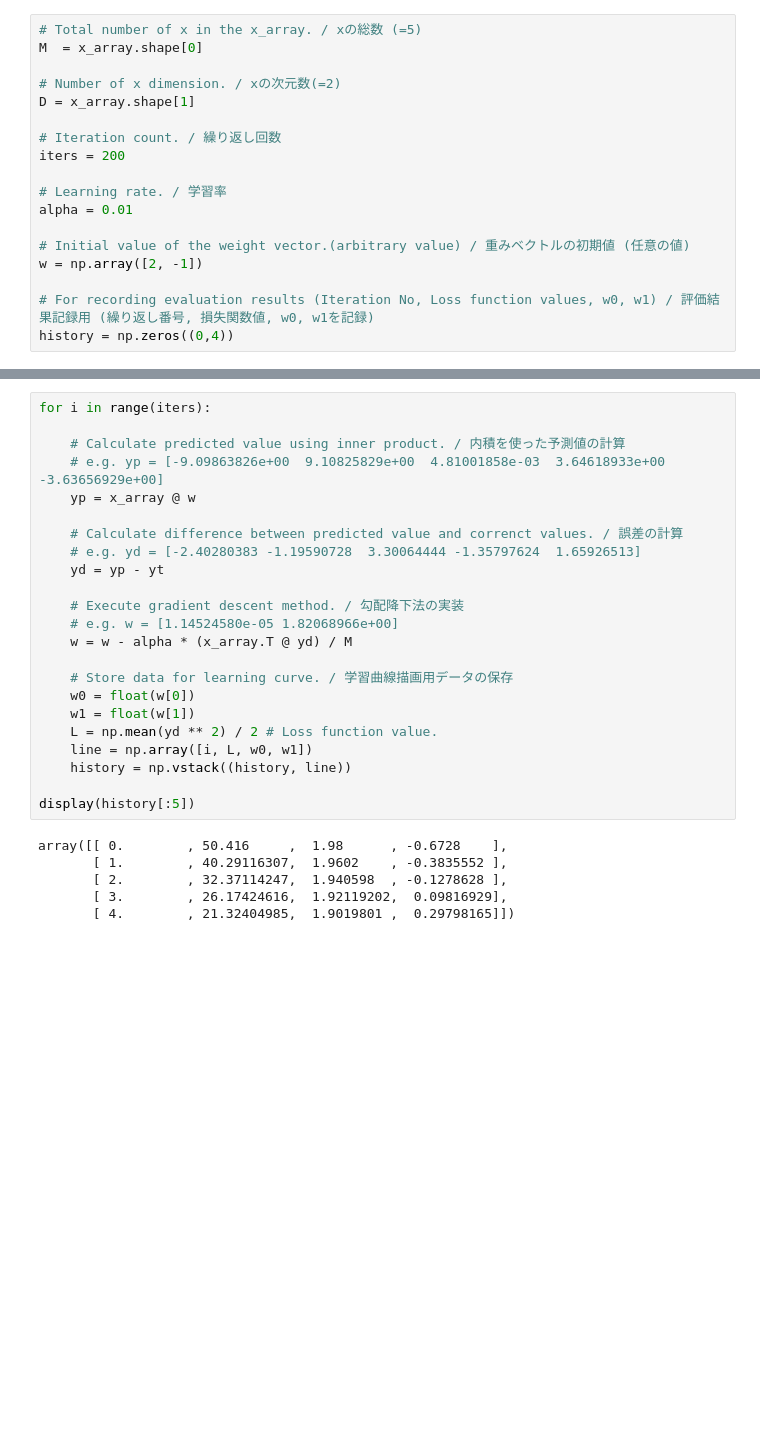
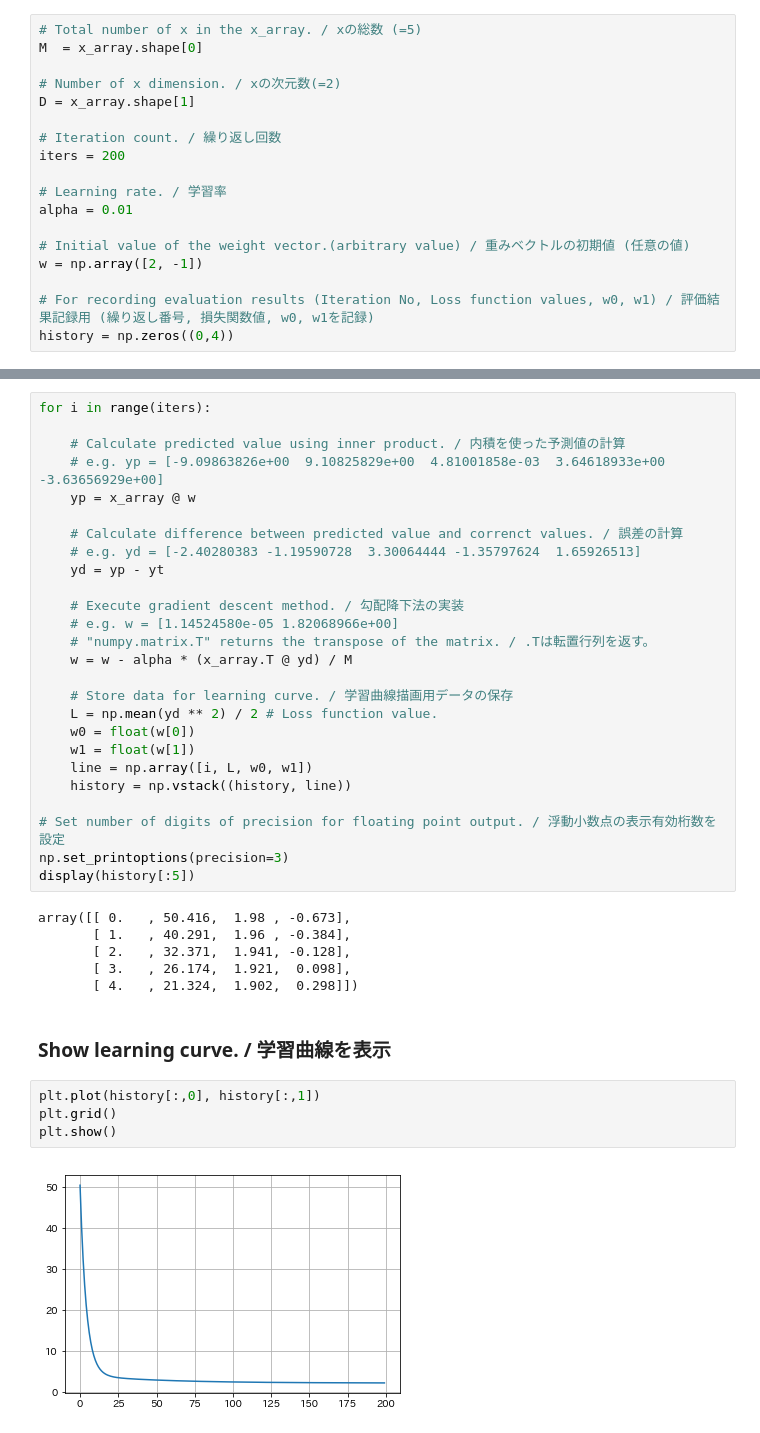
Before and after one commit to okagen/study, a Jupyter notebook: studyLossFunctionAndGradientDescentMethod.ipynb, the cells around one changed output, grey strips where cells are left out. Cells and saved outputs as stored; diff of their text form; blank space fills up the shorter version.

```diff
--- a/studyLossFunctionAndGradientDescentMethod.ipynb
+++ b/studyLossFunctionAndGradientDescentMethod.ipynb
@@ -161,19 +177,30 @@ for i in range(iters):
 
     # Execute gradient descent method. / 勾配降下法の実装
     # e.g. w = [1.14524580e-05 1.82068966e+00]
+    # "numpy.matrix.T" returns the transpose of the matrix. / .Tは転置行列を返す。
     w = w - alpha * (x_array.T @ yd) / M
 
     # Store data for learning curve. / 学習曲線描画用データの保存
+    L = np.mean(yd ** 2) / 2 # Loss function value.
     w0 = float(w[0])
     w1 = float(w[1])
-    L = np.mean(yd ** 2) / 2 # Loss function value.
     line = np.array([i, L, w0, w1])
     history = np.vstack((history, line))
 
+# Set number of digits of precision for floating point output. / 浮動小数点の表示有効桁数を設定
+np.set_printoptions(precision=3)
 display(history[:5])
 # %% [output]
-array([[ 0.        , 50.416     ,  1.98      , -0.6728    ],
-       [ 1.        , 40.29116307,  1.9602    , -0.3835552 ],
-       [ 2.        , 32.37114247,  1.940598  , -0.1278628 ],
-       [ 3.        , 26.17424616,  1.92119202,  0.09816929],
-       [ 4.        , 21.32404985,  1.9019801 ,  0.29798165]])
+array([[ 0.   , 50.416,  1.98 , -0.673],
+       [ 1.   , 40.291,  1.96 , -0.384],
+       [ 2.   , 32.371,  1.941, -0.128],
+       [ 3.   , 26.174,  1.921,  0.098],
+       [ 4.   , 21.324,  1.902,  0.298]])
+# %% [markdown]
+### Show learning curve. / 学習曲線を表示
+# %%
+plt.plot(history[:,0], history[:,1])
+plt.grid()
+plt.show()
+# %% [output]
+[figure, added]
```
Also changed, not shown: parts of 6 cells of this notebook.
